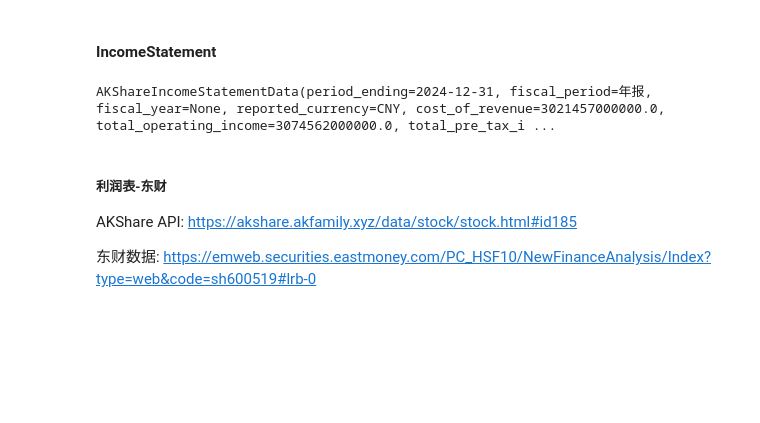
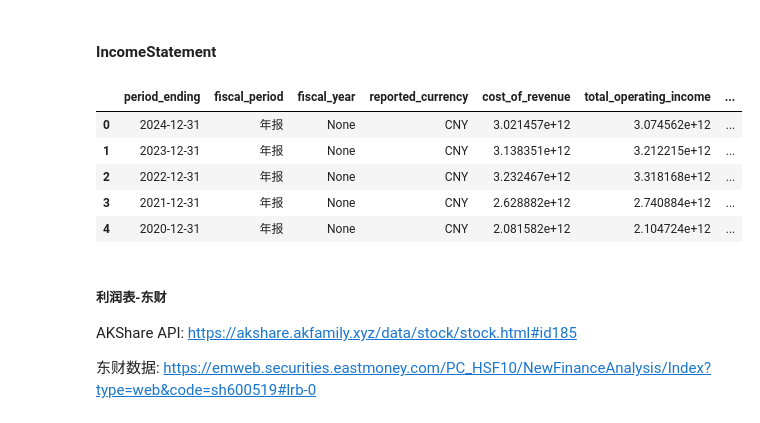
Before and after one commit to shugaoye/openbb_akshare, a Jupyter notebook: akshare_test.ipynb, the cells around one changed output. Drawn from its saved outputs; the diff is of its cells as text; code cells hidden in the pictures; blank space fills up the shorter version.

```diff
--- a/akshare_test.ipynb
+++ b/akshare_test.ipynb
@@ -5,3 +5,9 @@ Version: 0.3.13
+# %%
+import pandas as pd
+
+def get_df(obj) -> pd.DataFrame:
+    d = [item.model_dump() for item in obj.results]
+    return pd.DataFrame(d)
 # %% [markdown]
 #### Currency
 ##### CurrencyHistorical
@@ -132,11 +119,16 @@ cash_flow_em.head()
 #### IncomeStatement
 # %%
 from openbb import obb
-obj = obb.equity.fundamental.income(symbol="600028", provider="akshare")
+income_obj = obb.equity.fundamental.income(symbol="600028", provider="akshare")
+income_df = get_df(income_obj)
+income_df.head()
+# %% [output]
+|  | period_ending | fiscal_period | fiscal_year | reported_currency | cost_of_revenue | total_operating_income | ... |
+| 0 | 2024-12-31 | 年报 | None | CNY | 3.021457e+12 | 3.074562e+12 | ... |
+| 1 | 2023-12-31 | 年报 | None | CNY | 3.138351e+12 | 3.212215e+12 | ... |
+| 2 | 2022-12-31 | 年报 | None | CNY | 3.232467e+12 | 3.318168e+12 | ... |
+| 3 | 2021-12-31 | 年报 | None | CNY | 2.628882e+12 | 2.740884e+12 | ... |
+| 4 | 2020-12-31 | 年报 | None | CNY | 2.081582e+12 | 2.104724e+12 | ... |
-# %%
-obj.results[0]
-# %% [output]
-AKShareIncomeStatementData(period_ending=2024-12-31, fiscal_period=年报, fiscal_year=None, reported_currency=CNY, cost_of_revenue=3021457000000.0, total_operating_income=3074562000000.0, total_pre_tax_i ...
 # %% [markdown]
 ##### 利润表-东财
 
```
Also changed, not shown: parts of 21 cells of this notebook, 3 other files.
